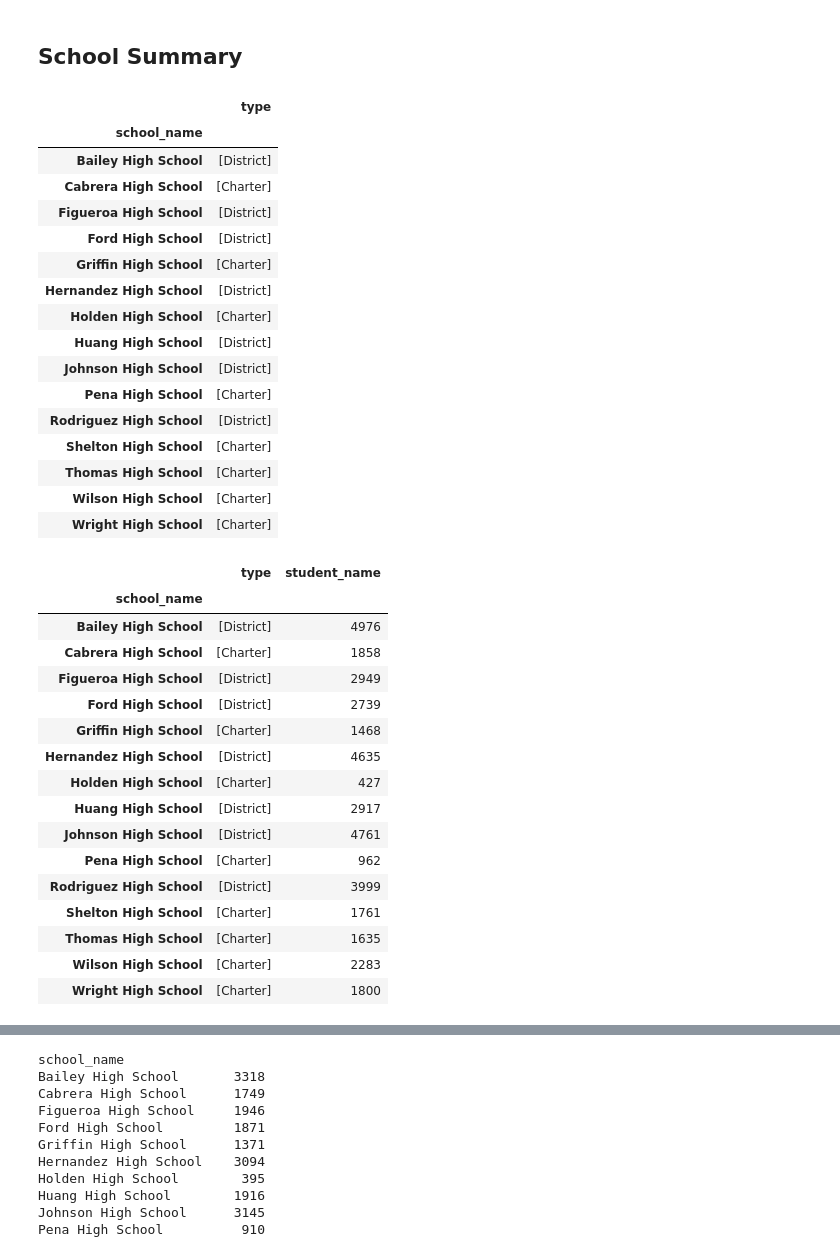
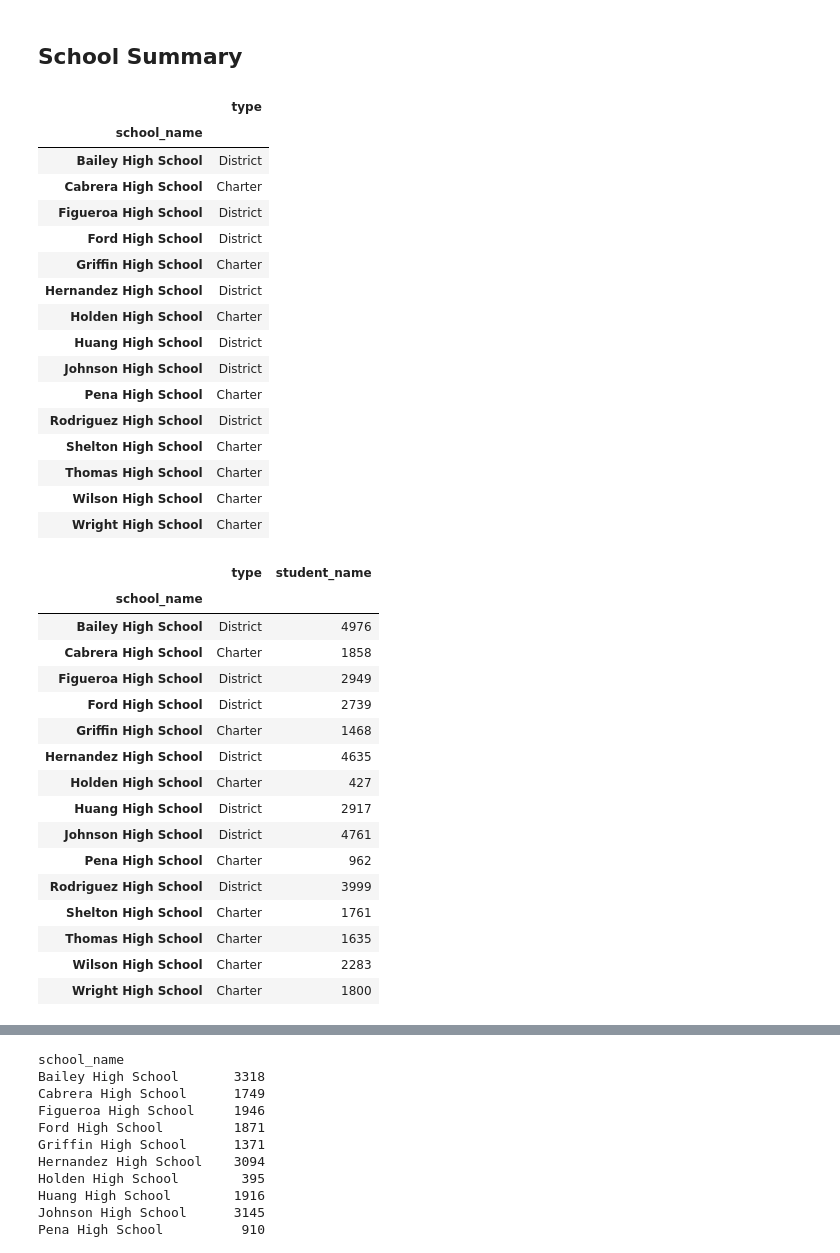
Before and after one commit to lathamlm/pandas-challenge, a Jupyter notebook: PyCitySchools/PyCitySchools_starter.ipynb, the cells around one changed output, grey strips where cells are left out. Cells and saved outputs as stored; diff of their text form; code cells hidden in the pictures.

```diff
--- a/PyCitySchools/PyCitySchools_starter.ipynb
+++ b/PyCitySchools/PyCitySchools_starter.ipynb
@@ -117,28 +117,28 @@ district_summary
 ## School Summary
 # %%
 # Use the code provided to select all of the school types
-school_types = school_group["type"].unique()
+school_types = school_group["type"].first()
 school_type_df = pd.DataFrame(school_types)
 school_type_df
 #STILL NEED TO REMOVE BRACKETS FROM TYPE
 # %% [output]
 |  | type |
 | school_name |  |
-| Bailey High School | [District] |
-| Cabrera High School | [Charter] |
-| Figueroa High School | [District] |
-| Ford High School | [District] |
-| Griffin High School | [Charter] |
-| Hernandez High School | [District] |
-| Holden High School | [Charter] |
-| Huang High School | [District] |
-| Johnson High School | [District] |
-| Pena High School | [Charter] |
-| Rodriguez High School | [District] |
-| Shelton High School | [Charter] |
-| Thomas High School | [Charter] |
-| Wilson High School | [Charter] |
-| Wright High School | [Charter] |
+| Bailey High School | District |
+| Cabrera High School | Charter |
+| Figueroa High School | District |
+| Ford High School | District |
+| Griffin High School | Charter |
+| Hernandez High School | District |
+| Holden High School | Charter |
+| Huang High School | District |
+| Johnson High School | District |
+| Pena High School | Charter |
+| Rodriguez High School | District |
+| Shelton High School | Charter |
+| Thomas High School | Charter |
+| Wilson High School | Charter |
+| Wright High School | Charter |
 # %%
 # Calculate the total student count per school
 per_school_counts = school_group["student_name"].count()
@@ -148,21 +148,21 @@ merge_df0
 # %% [output]
 |  | type | student_name |
 | school_name |  |  |
-| Bailey High School | [District] | 4976 |
-| Cabrera High School | [Charter] | 1858 |
-| Figueroa High School | [District] | 2949 |
-| Ford High School | [District] | 2739 |
-| Griffin High School | [Charter] | 1468 |
-| Hernandez High School | [District] | 4635 |
-| Holden High School | [Charter] | 427 |
-| Huang High School | [District] | 2917 |
-| Johnson High School | [District] | 4761 |
-| Pena High School | [Charter] | 962 |
-| Rodriguez High School | [District] | 3999 |
-| Shelton High School | [Charter] | 1761 |
-| Thomas High School | [Charter] | 1635 |
-| Wilson High School | [Charter] | 2283 |
-| Wright High School | [Charter] | 1800 |
+| Bailey High School | District | 4976 |
+| Cabrera High School | Charter | 1858 |
+| Figueroa High School | District | 2949 |
+| Ford High School | District | 2739 |
+| Griffin High School | Charter | 1468 |
+| Hernandez High School | District | 4635 |
+| Holden High School | Charter | 427 |
+| Huang High School | District | 2917 |
+| Johnson High School | District | 4761 |
+| Pena High School | Charter | 962 |
+| Rodriguez High School | District | 3999 |
+| Shelton High School | Charter | 1761 |
+| Thomas High School | Charter | 1635 |
+| Wilson High School | Charter | 2283 |
+| Wright High School | Charter | 1800 |
 # %%
 # Calculate the total school budget and per capita spending per school
 per_school_budget = school_group["budget"].unique().astype(int)
```
Also changed, not shown: parts of 14 cells of this notebook.
